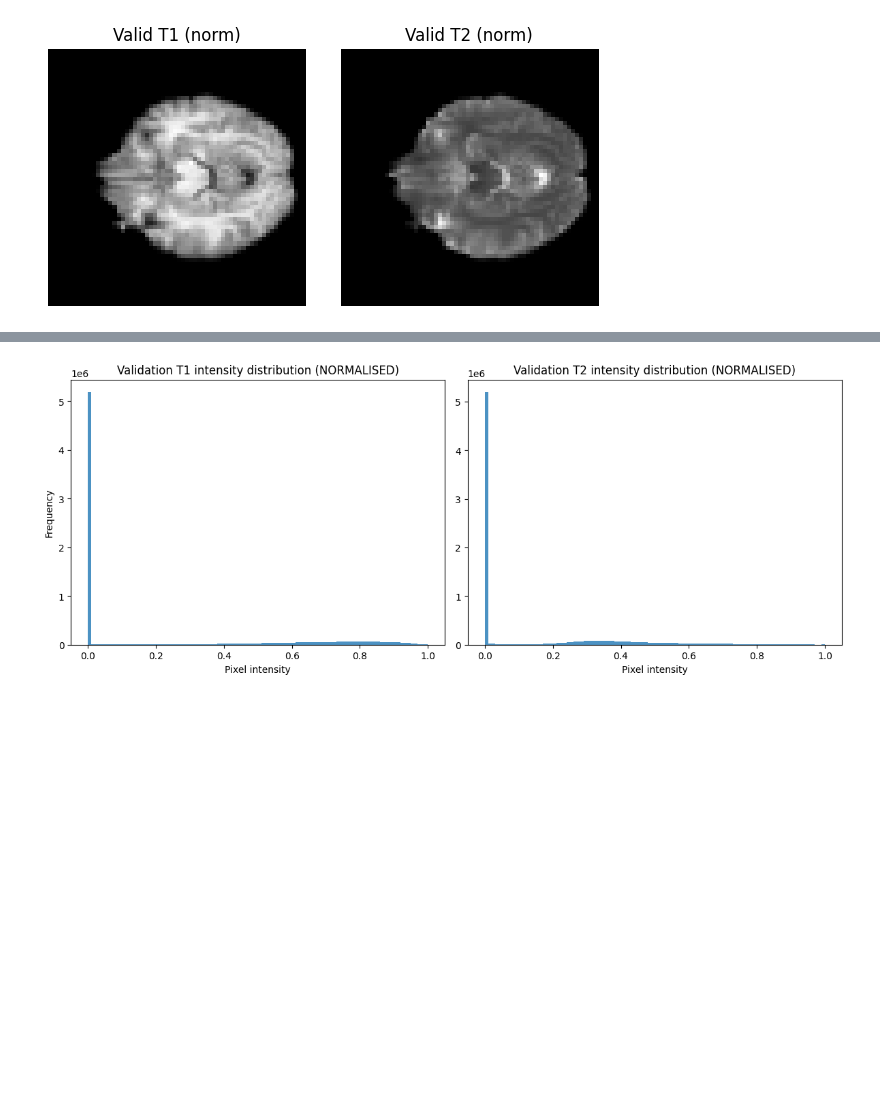
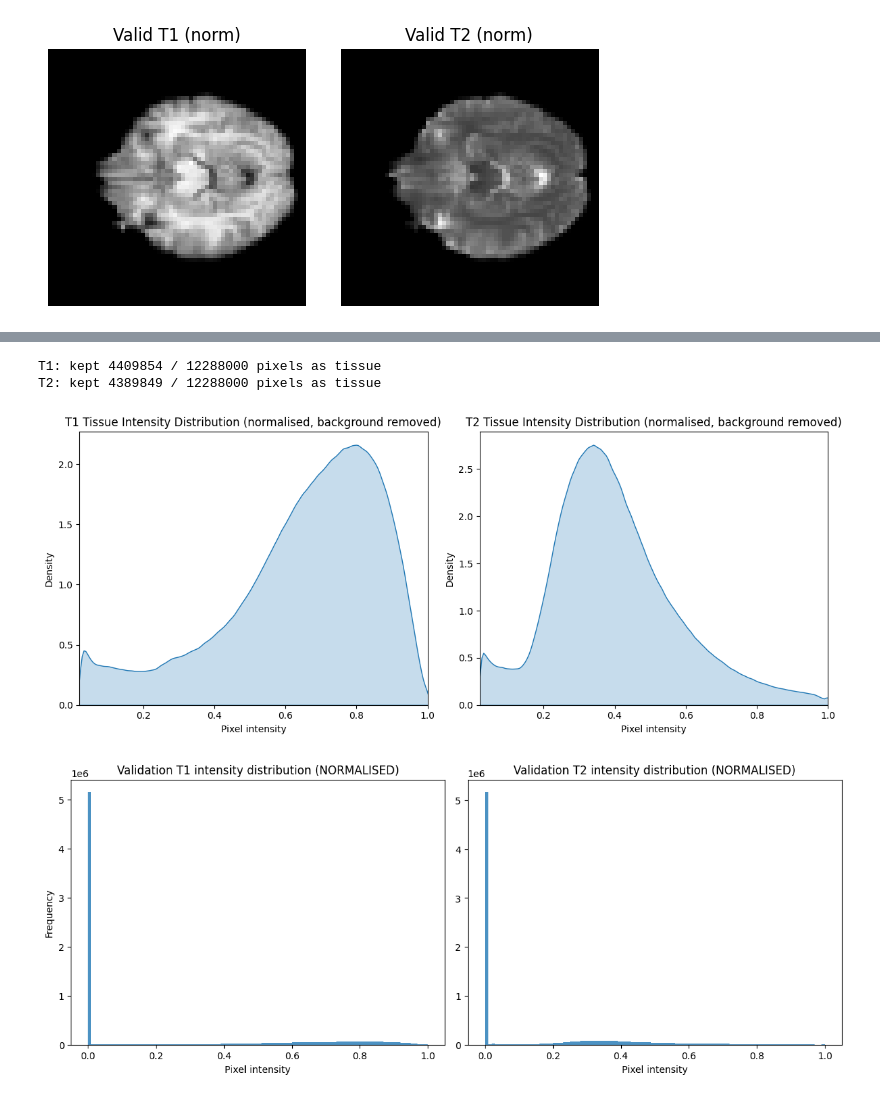
Before and after one commit to ada-hb525/ci_mpm, a Jupyter notebook: Assessment_Q1.ipynb, the cells around one changed output, grey strips where cells are left out. Cells and saved outputs as stored; diff of their text form; code cells hidden in the pictures; blank space fills up the shorter version.

```diff
--- a/Assessment_Q1.ipynb
+++ b/Assessment_Q1.ipynb
@@ -457,3 +450,35 @@ plt.show()
+# %%
+
+
+#removed background: keep only pixels above a small threshold
+
+bg_thresh = 0.02
+t1_tissue = t1_train_pixels[t1_train_pixels > bg_thresh]
+t2_tissue = t2_train_pixels[t2_train_pixels > bg_thresh]
+
+print(f"T1: kept {len(t1_tissue)} / {len(t1_train_pixels)} pixels as tissue")
+print(f"T2: kept {len(t2_tissue)} / {len(t2_train_pixels)} pixels as tissue")
+
+plt.figure(figsize=(12,5))
+
+plt.subplot(1,2,1)
+sns.kdeplot(t1_tissue, fill=True, bw_adjust=0.6)
+plt.title("T1 Tissue Intensity Distribution (normalised, background removed)")
+plt.xlabel("Pixel intensity")
+plt.xlim(bg_thresh, 1)
+
+plt.subplot(1,2,2)
+sns.kdeplot(t2_tissue, fill=True, bw_adjust=0.6)
+plt.title("T2 Tissue Intensity Distribution (normalised, background removed)")
+plt.xlabel("Pixel intensity")
+plt.xlim(bg_thresh, 1)
+
+plt.tight_layout()
+plt.show()
+# %% [output]
+T1: kept 4409854 / 12288000 pixels as tissue
+T2: kept 4389849 / 12288000 pixels as tissue
+[figure, added]
 # %%
 n_val = 2000
 indices_val = np.random.choice(len(valid_dataset_norm), size=n_val, replace=False)
```
Also changed, not shown: parts of 16 cells of this notebook.
